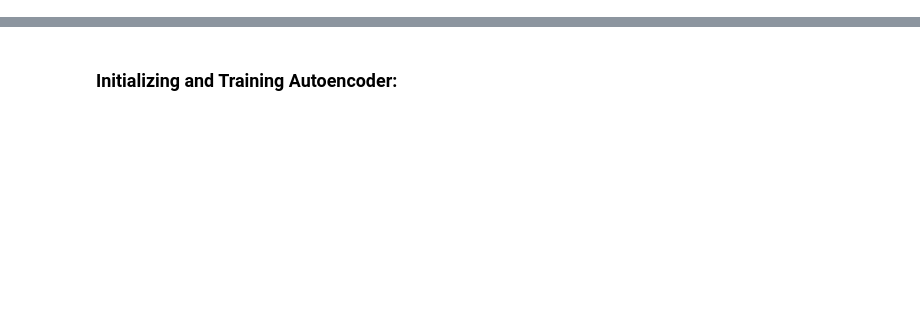
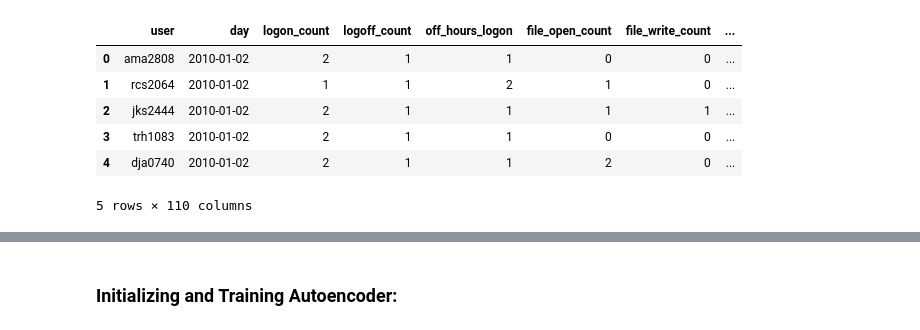
Before and after one commit to Aaron-Loera/Insider-Threat-Detection, a Jupyter notebook: Autoencoder.ipynb, the cells around one changed output, grey strips where cells are left out. Saved outputs shown, nothing was run; the diff lists cells and outputs as text; code cells hidden in the pictures; blank space fills up the shorter version.

```diff
--- a/Autoencoder.ipynb
+++ b/Autoencoder.ipynb
@@ -169,0 +43,3 @@ x = ueba_matrix.drop(columns=["user", "day"]).values
+# %%
+# Retrieving insiders
+insiders_df = get_insiders(path=INSIDERS_PATH, version=6.2)
@@ -169,0 +55,17 @@ x = ueba_matrix.drop(columns=["user", "day"]).values
+# %%
+# Building insider mask
+insider_mask = build_insider_mask(train_df, insiders_df)
+# %%
+# Separating normal from insider rows
+train_normal = train_df[~insider_mask].copy()
+train_insider = train_df[insider_mask].copy()
+# %%
+train_normal.head()
+# %% [output]
+|  | user | day | logon_count | logoff_count | off_hours_logon | file_open_count | file_write_count | ... |
+| 0 | ama2808 | 2010-01-02 | 2 | 1 | 1 | 0 | 0 | ... |
+| 1 | rcs2064 | 2010-01-02 | 1 | 1 | 2 | 1 | 0 | ... |
+| 2 | jks2444 | 2010-01-02 | 2 | 1 | 1 | 1 | 1 | ... |
+| 3 | trh1083 | 2010-01-02 | 2 | 1 | 1 | 0 | 0 | ... |
+| 4 | dja0740 | 2010-01-02 | 2 | 1 | 1 | 2 | 0 | ... |
+5 rows × 110 columns
```
Also changed, not shown: parts of 41 cells of this notebook, 7 other files.
